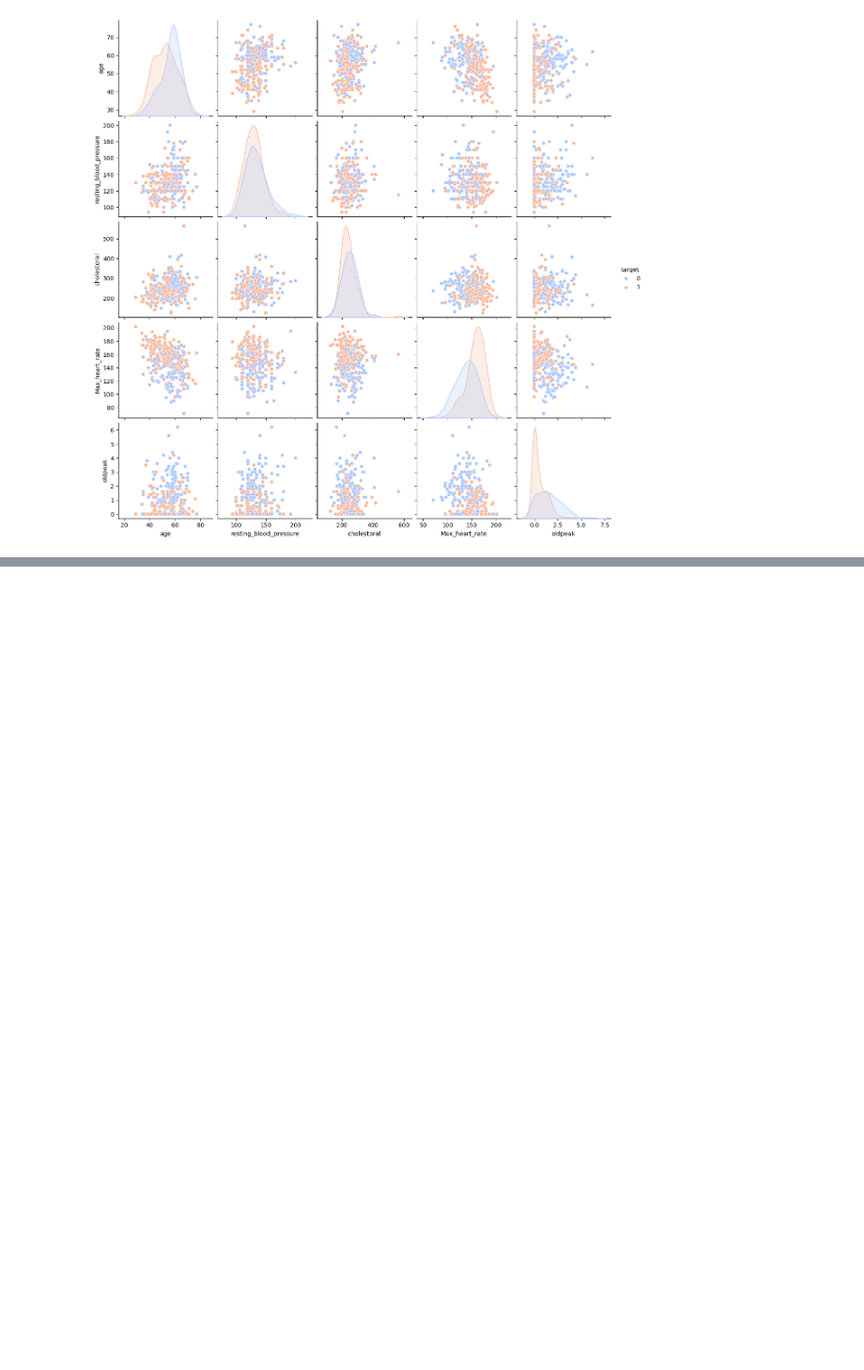
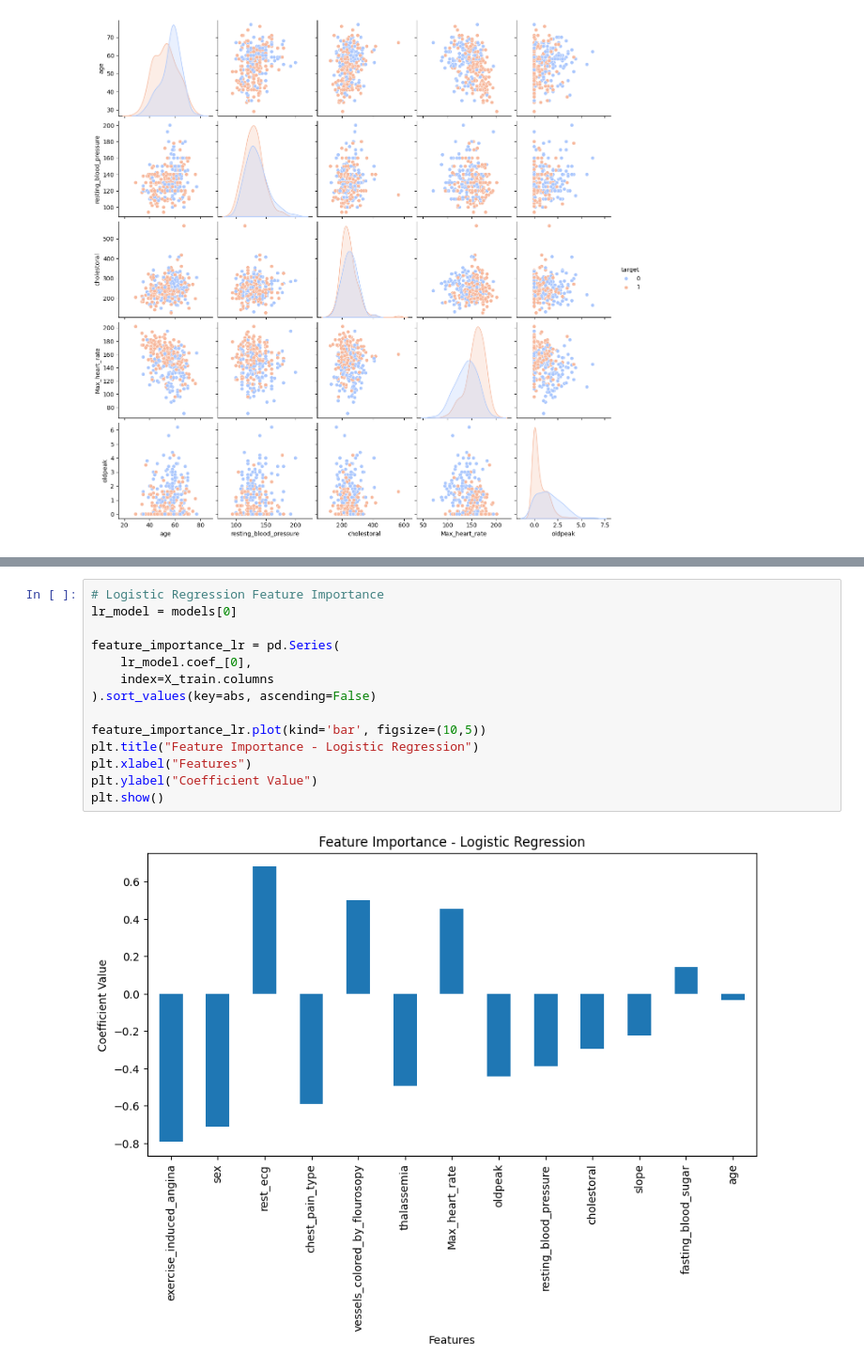
Before and after one commit to chfaizan2/Heart-Disease-Prediction-Using-Machine-Learning, a Jupyter notebook: Task_2_Heart_Disease_Prediction.ipynb, the cells around one changed output, grey strips where cells are left out. Shown at 94% size. Drawn from its saved outputs; the diff is of its cells as text; blank space fills up the shorter version.

```diff
--- a/Task_2_Heart_Disease_Prediction.ipynb
+++ b/Task_2_Heart_Disease_Prediction.ipynb
@@ -250,0 +407,16 @@ plt.show()
+# %%
+# Logistic Regression Feature Importance
+lr_model = models[0]
+
+feature_importance_lr = pd.Series(
+    lr_model.coef_[0],
+    index=X_train.columns
+).sort_values(key=abs, ascending=False)
+
+feature_importance_lr.plot(kind='bar', figsize=(10,5))
+plt.title("Feature Importance - Logistic Regression")
+plt.xlabel("Features")
+plt.ylabel("Coefficient Value")
+plt.show()
+# %% [output]
+[figure, added]
```
Also changed, not shown: parts of 15 cells of this notebook.
